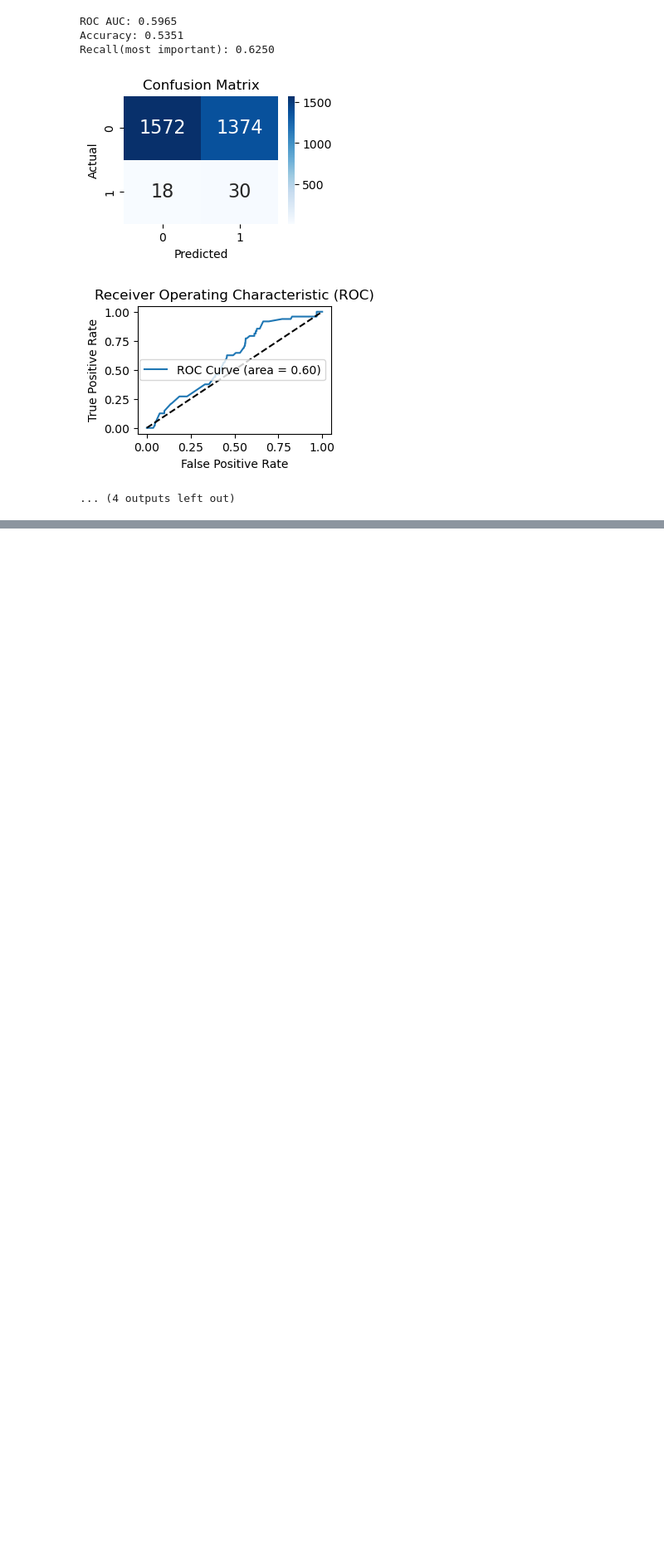
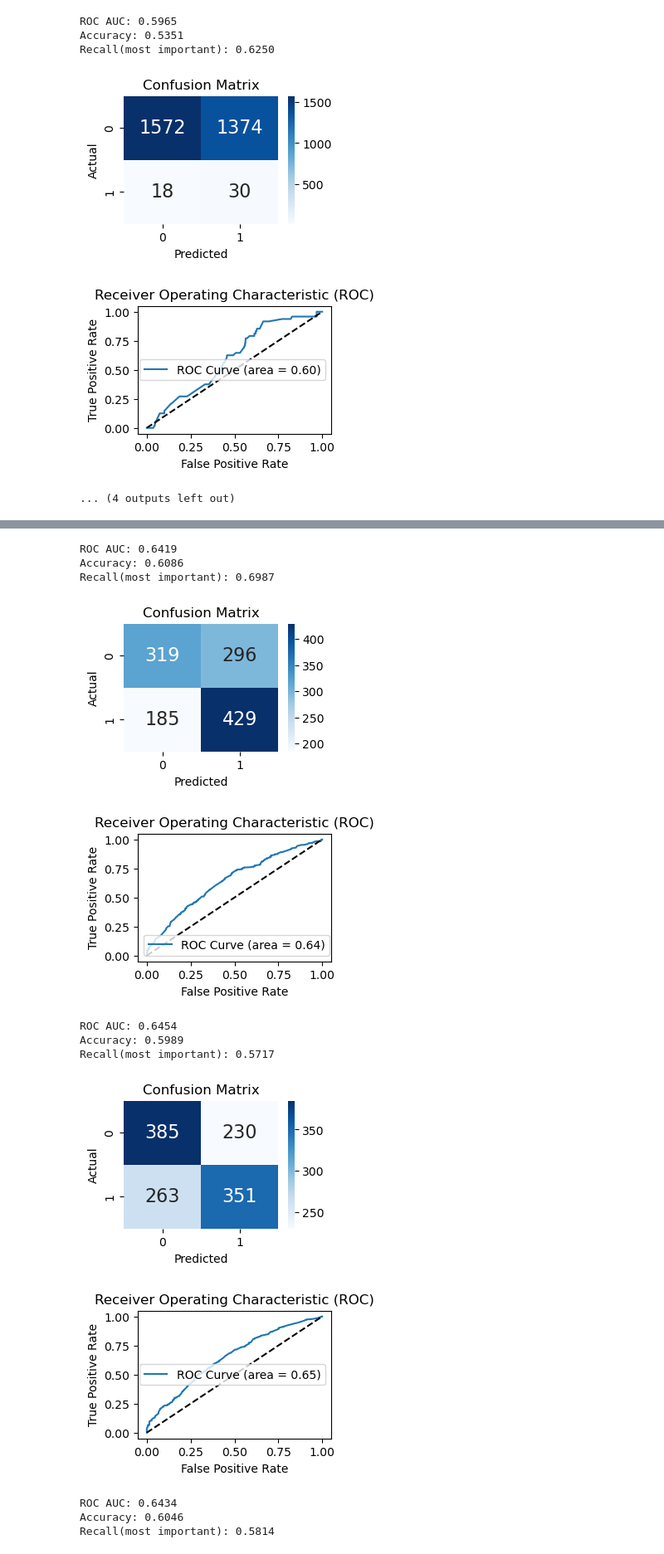
Before and after one commit to milooranm/RunningVolume_Injury, a Jupyter notebook: MVP2 notebooks/MVP2log_reg.ipynb, the cells around one changed output, grey strips where cells are left out. Shown at 83% size. Drawn from its saved outputs; the diff is of its cells as text; code cells hidden in the pictures; blank space fills up the shorter version.

```diff
--- a/MVP2 notebooks/MVP2log_reg.ipynb
+++ b/MVP2 notebooks/MVP2log_reg.ipynb
@@ -742,0 +888,20 @@ main()
+# %%
+
+dfday = pd.read_csv('../data/combodf.csv')
+dfday.drop(list(dfday.filter(regex = 'perceived|sprinting|strength')), axis = 1, inplace = True)
+# %%
+best_model = run_exps(dfday, n = 5, C=0.01, penalty='elasticnet', solver='saga', l1_ratio=0.5)
+# %% [output]
+ROC AUC: 0.6419
+Accuracy: 0.6086
+Recall(most important): 0.6987
+[figure, added]
+[figure, added]
+ROC AUC: 0.6454
+Accuracy: 0.5989
+Recall(most important): 0.5717
+[figure, added]
+[figure, added]
+ROC AUC: 0.6434
+Accuracy: 0.6046
+Recall(most important): 0.5814
```
Also changed, not shown: parts of 8 cells of this notebook.
